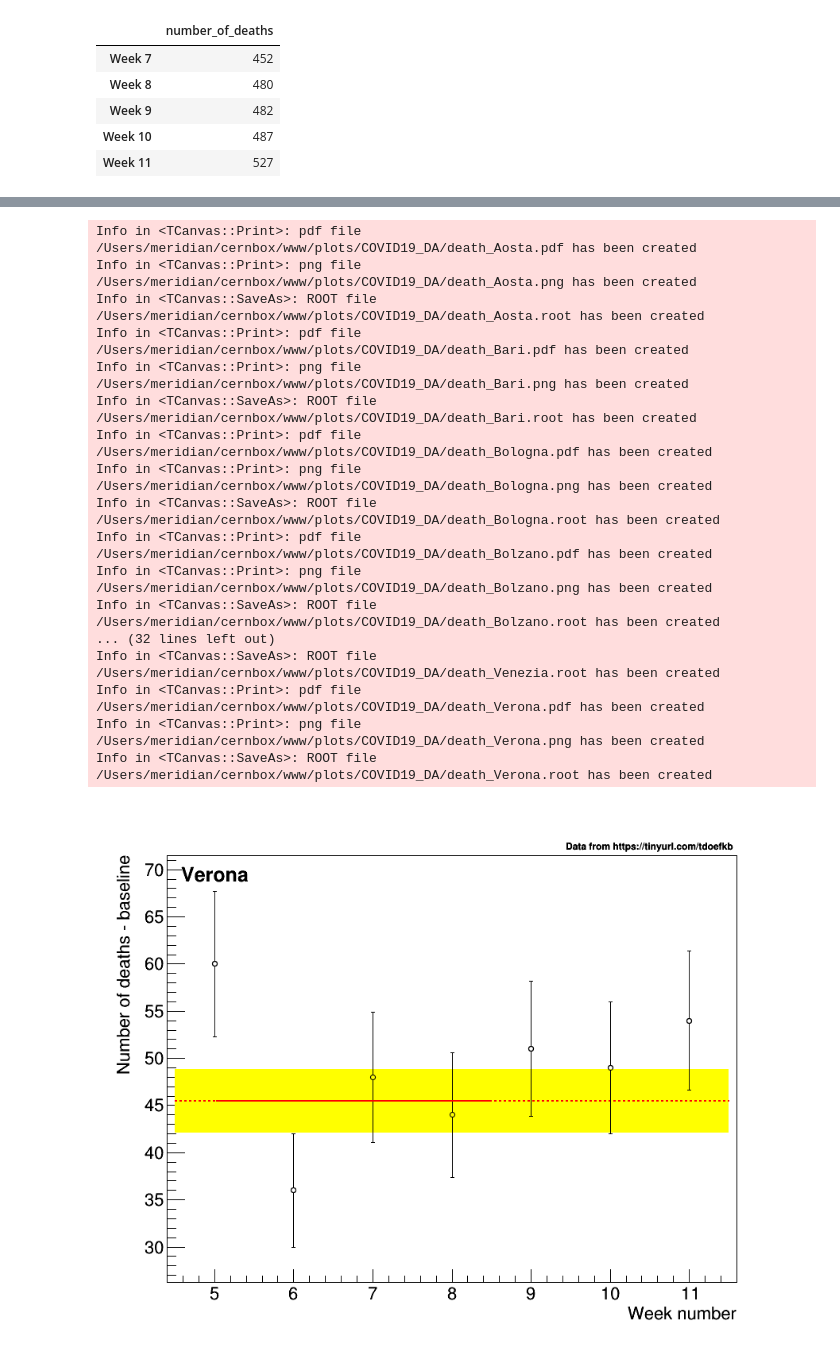
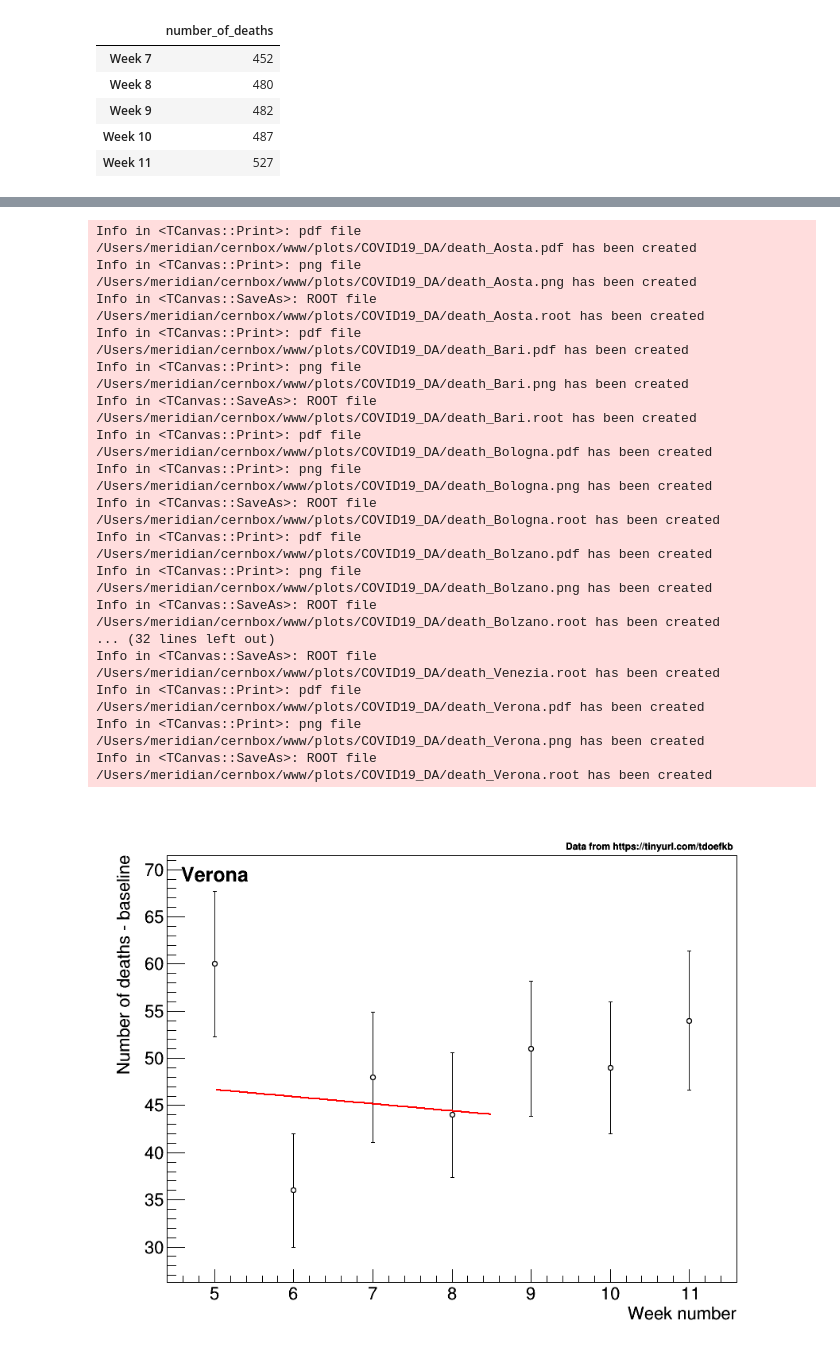
Before and after one commit to pmeridian/COVID19_DA, a Jupyter notebook: analisiMortalita.ipynb, the cells around one changed output, grey strips where cells are left out. Cells and saved outputs as stored; diff of their text form; code cells hidden in the pictures.

```diff
--- a/analisiMortalita.ipynb
+++ b/analisiMortalita.ipynb
@@ -195,7 +212,8 @@ for p in provinces:
     graphs['deceduti_%s'%p].SetMarkerStyle(24)
     graphs['deceduti_%s'%p].SetMarkerSize(0.9)
     #Temporary: using as baseline fit of February data
-    graphs['deceduti_%s'%p].Fit('pol0','RQB+','',5,8.5)
+    fB=R.TF1('fB','[0]*(1-0.0023*7*(x-5))',0,100)
+    graphs['deceduti_%s'%p].Fit('fB','RQB+','',5,8.5)
 
     graphs['eccesso_deceduti_%s'%p]=R.TGraphErrors()
     graphs['eccesso_deceduti_%s'%p].SetName('eccesso_deceduti_%s'%p)
@@ -203,7 +221,7 @@ for p in provinces:
         scale=1.
         #if (i==len(df[p]['number_of_deaths'])-1):
         #    scale=7./lastWeekDays[p]
-        graphs['eccesso_deceduti_%s'%p].SetPoint(i,i+5,df[p]['number_of_deaths'][i]*scale-graphs['deceduti_%s'%p].GetFunction('pol0').GetParameter(0))
+        graphs['eccesso_deceduti_%s'%p].SetPoint(i,i+5,df[p]['number_of_deaths'][i]*scale-graphs['deceduti_%s'%p].GetFunction('fB').Eval(i+5))
         graphs['eccesso_deceduti_%s'%p].SetPointError(i,0,R.TMath.Sqrt(df[p]['number_of_deaths'][i])*scale)
     graphs['eccesso_deceduti_%s'%p].SetLineColor(R.kBlack)
     graphs['eccesso_deceduti_%s'%p].SetMarkerColor(R.kBlack)
@@ -230,7 +248,8 @@ for p in provincesDaily:
     graphs['deceduti_giornalieri_%s'%p].SetMarkerStyle(24)
     graphs['deceduti_giornalieri_%s'%p].SetMarkerSize(0.9)
     #Temporary: using as baseline fit of February data
-    graphs['deceduti_giornalieri_%s'%p].Fit('pol0','RQB+','',0,27.5) #fit february data as baseline
+    fB=R.TF1('fB','[0]*(1-0.0023*x)',0,100)
+    graphs['deceduti_giornalieri_%s'%p].Fit('fB','RQB+','',0,27.5) #fit february data as baseline
 
     graphs['eccesso_deceduti_giornalieri_%s'%p]=R.TGraphErrors()
     graphs['eccesso_deceduti_giornalieri_%s'%p].SetName('eccesso_deceduti_giornalieri_%s'%p)
@@ -240,7 +259,7 @@ for p in provincesDaily:
         scale=1.
         #if (i==len(dfDaily[p]['number_of_deaths'])-1):
         #    scale=7./lastWeekDays[p]
-        graphs['eccesso_deceduti_giornalieri_%s'%p].SetPoint(i,i,dfDaily[p]['number_of_deaths'][i]*scale-graphs['deceduti_giornalieri_%s'%p].GetFunction('pol0').GetParameter(0))
+        graphs['eccesso_deceduti_giornalieri_%s'%p].SetPoint(i,i,dfDaily[p]['number_of_deaths'][i]*scale-graphs['deceduti_giornalieri_%s'%p].GetFunction('fB').Eval(i))
         graphs['eccesso_deceduti_giornalieri_%s'%p].SetPointError(i,0,R.TMath.Sqrt(dfDaily[p]['number_of_deaths'][i])*scale)
     graphs['eccesso_deceduti_giornalieri_%s'%p].SetLineColor(R.kBlack)
     graphs['eccesso_deceduti_giornalieri_%s'%p].SetMarkerColor(R.kBlack)
@@ -262,7 +281,7 @@ for p in provinces:
     graphs['eccesso_deceduti_%s'%p].GetXaxis().SetTitle("Week number")
     graphs['eccesso_deceduti_%s'%p].GetYaxis().SetTitle("Number of deaths - baseline")
 
-    baseline_stdev=graphs['deceduti_%s'%p].GetFunction('pol0').GetParError(0)
+    baseline_stdev=graphs['deceduti_%s'%p].GetFunction('fB').GetParError(0)
     box=R.TBox(4.5,-baseline_stdev,11.5,baseline_stdev)
     box.SetFillColor(R.kYellow)
     box.Draw()
@@ -314,43 +333,43 @@ for p in provinces:
     graphs['deceduti_%s'%p].GetXaxis().SetTitle("Week number")
     graphs['deceduti_%s'%p].GetYaxis().SetTitle("Number of deaths - baseline")
 
-    baseline=graphs['deceduti_%s'%p].GetFunction('pol0').GetParameter(0)
-    baseline_stdev=graphs['deceduti_%s'%p].GetFunction('pol0').GetParError(0)
-    box=R.TBox(4.5,baseline-baseline_stdev,11.5,baseline+baseline_stdev)
-    box.SetFillColor(R.kYellow)
-    box.Draw()
-    line=R.TLine(4.5,baseline,11.5,baseline)
-    line.SetLineColor(R.kRed)
-    line.SetLineStyle(2)
-    line.SetLineWidth(2)
-    line.Draw()
+    #baseline=graphs['deceduti_%s'%p].GetFunction('fB').GetParameter(0)
+    #baseline_stdev=graphs['deceduti_%s'%p].GetFunction('fB').GetParError(0)
+    #box=R.TBox(4.5,baseline-baseline_stdev,11.5,baseline+baseline_stdev)
+    #box.SetFillColor(R.kYellow)
+    #box.Draw()
+    #line=R.TLine(4.5,baseline,11.5,baseline)
+    #line.SetLineColor(R.kRed)
+    #line.SetLineStyle(2)
+    #line.SetLineWidth(2)
+    #line.Draw()
 
     graphs['deceduti_%s'%p].Draw("PSAME")
     t.SetTextSize(0.04)
     t.DrawLatexNDC(0.12,0.85,p)
 
     t.SetTextSize(0.02)
     t.DrawLatexNDC(0.66,0.91,'Data from https://tinyurl.com/tdoefkb')
     c1.Draw()
     for ext in ['.pdf','.png','.root']:
         c1.SaveAs("~/cernbox/www/plots/COVID19_DA/death_{:s}".format(p)+ext)
 # %% [output]
 Info in <TCanvas::Print>: pdf file /Users/meridian/cernbox/www/plots/COVID19_DA/death_Aosta.pdf has been created
 Info in <TCanvas::Print>: png file /Users/meridian/cernbox/www/plots/COVID19_DA/death_Aosta.png has been created
 Info in <TCanvas::SaveAs>: ROOT file /Users/meridian/cernbox/www/plots/COVID19_DA/death_Aosta.root has been created
 Info in <TCanvas::Print>: pdf file /Users/meridian/cernbox/www/plots/COVID19_DA/death_Bari.pdf has been created
 Info in <TCanvas::Print>: png file /Users/meridian/cernbox/www/plots/COVID19_DA/death_Bari.png has been created
 Info in <TCanvas::SaveAs>: ROOT file /Users/meridian/cernbox/www/plots/COVID19_DA/death_Bari.root has been created
 Info in <TCanvas::Print>: pdf file /Users/meridian/cernbox/www/plots/COVID19_DA/death_Bologna.pdf has been created
 Info in <TCanvas::Print>: png file /Users/meridian/cernbox/www/plots/COVID19_DA/death_Bologna.png has been created
 Info in <TCanvas::SaveAs>: ROOT file /Users/meridian/cernbox/www/plots/COVID19_DA/death_Bologna.root has been created
 Info in <TCanvas::Print>: pdf file /Users/meridian/cernbox/www/plots/COVID19_DA/death_Bolzano.pdf has been created
 Info in <TCanvas::Print>: png file /Users/meridian/cernbox/www/plots/COVID19_DA/death_Bolzano.png has been created
 Info in <TCanvas::SaveAs>: ROOT file /Users/meridian/cernbox/www/plots/COVID19_DA/death_Bolzano.root has been created
 ... (32 lines left out)
 Info in <TCanvas::SaveAs>: ROOT file /Users/meridian/cernbox/www/plots/COVID19_DA/death_Venezia.root has been created
 Info in <TCanvas::Print>: pdf file /Users/meridian/cernbox/www/plots/COVID19_DA/death_Verona.pdf has been created
 Info in <TCanvas::Print>: png file /Users/meridian/cernbox/www/plots/COVID19_DA/death_Verona.png has been created
 Info in <TCanvas::SaveAs>: ROOT file /Users/meridian/cernbox/www/plots/COVID19_DA/death_Verona.root has been created
-[figure, old version]
+[figure, new version]
 # %%
```
Also changed, not shown: parts of 7 cells of this notebook.
